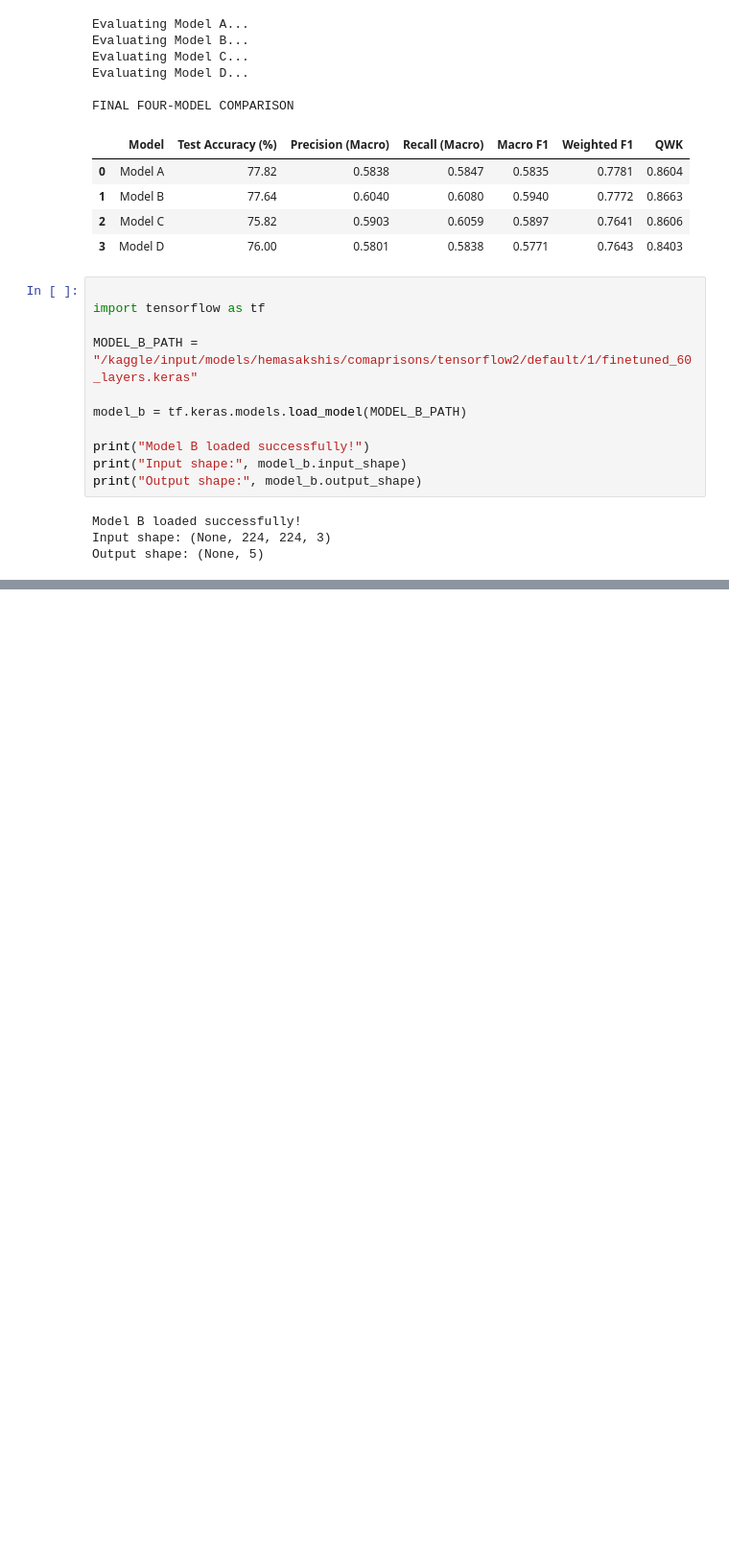
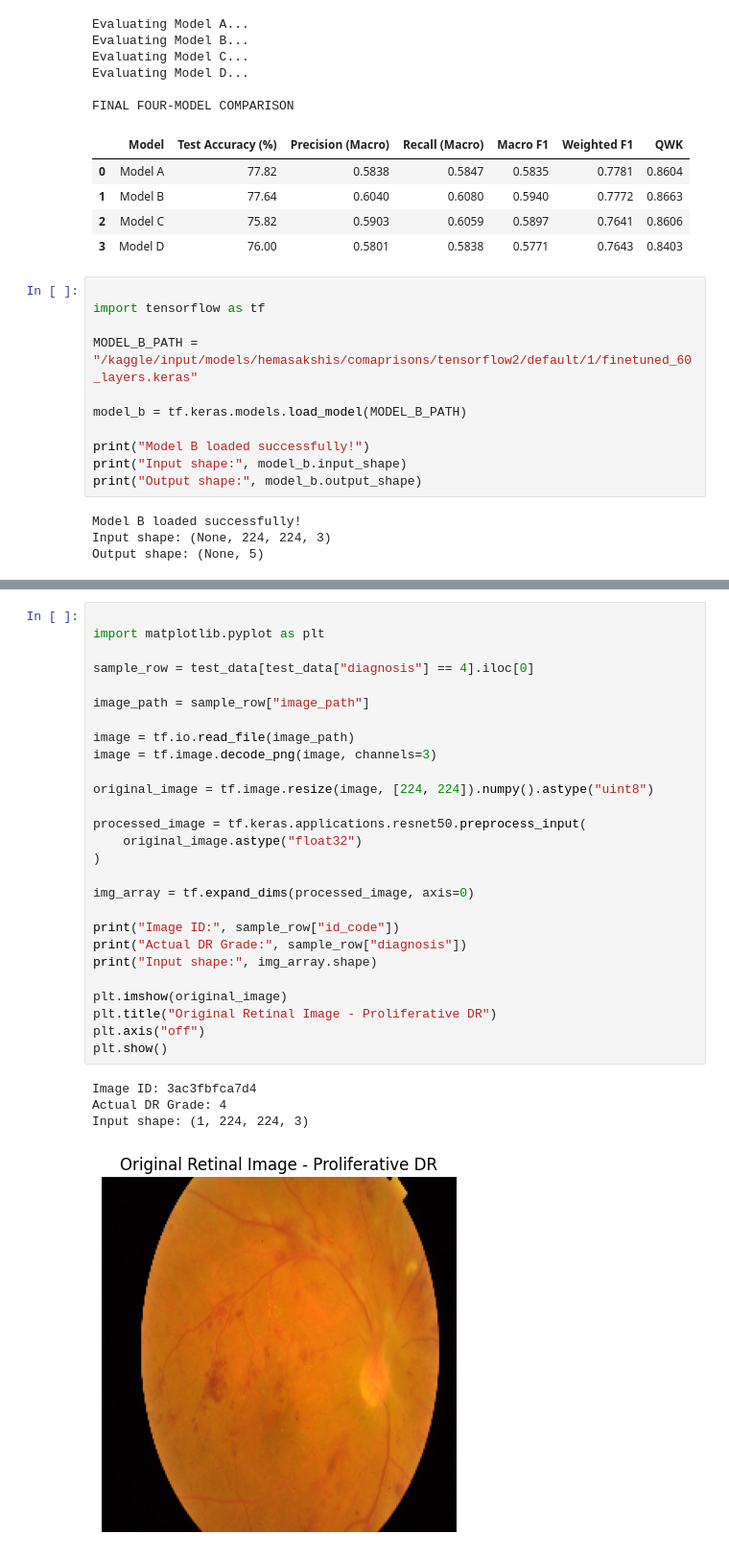
Before and after one commit to HemaSakshi-112006/uncertainty-aware-dr-report-generation, a Jupyter notebook: comparision-notebook.ipynb, the cells around one changed output, grey strips where cells are left out. Shown at 96% size. Drawn from its saved outputs; the diff is of its cells as text; blank space fills up the shorter version.

```diff
--- a/comparision-notebook.ipynb
+++ b/comparision-notebook.ipynb
@@ -190,0 +325,32 @@ Output shape: (None, 5)
+# %%
+
+import matplotlib.pyplot as plt
+
+sample_row = test_data[test_data["diagnosis"] == 4].iloc[0]
+
+image_path = sample_row["image_path"]
+
+image = tf.io.read_file(image_path)
+image = tf.image.decode_png(image, channels=3)
+
+original_image = tf.image.resize(image, [224, 224]).numpy().astype("uint8")
+
+processed_image = tf.keras.applications.resnet50.preprocess_input(
+    original_image.astype("float32")
+)
+
+img_array = tf.expand_dims(processed_image, axis=0)
+
+print("Image ID:", sample_row["id_code"])
+print("Actual DR Grade:", sample_row["diagnosis"])
+print("Input shape:", img_array.shape)
+
+plt.imshow(original_image)
+plt.title("Original Retinal Image - Proliferative DR")
+plt.axis("off")
+plt.show()
+# %% [output]
+Image ID: 3ac3fbfca7d4
+Actual DR Grade: 4
+Input shape: (1, 224, 224, 3)
+[figure, added]
```
Also changed, not shown: parts of 17 cells of this notebook.
